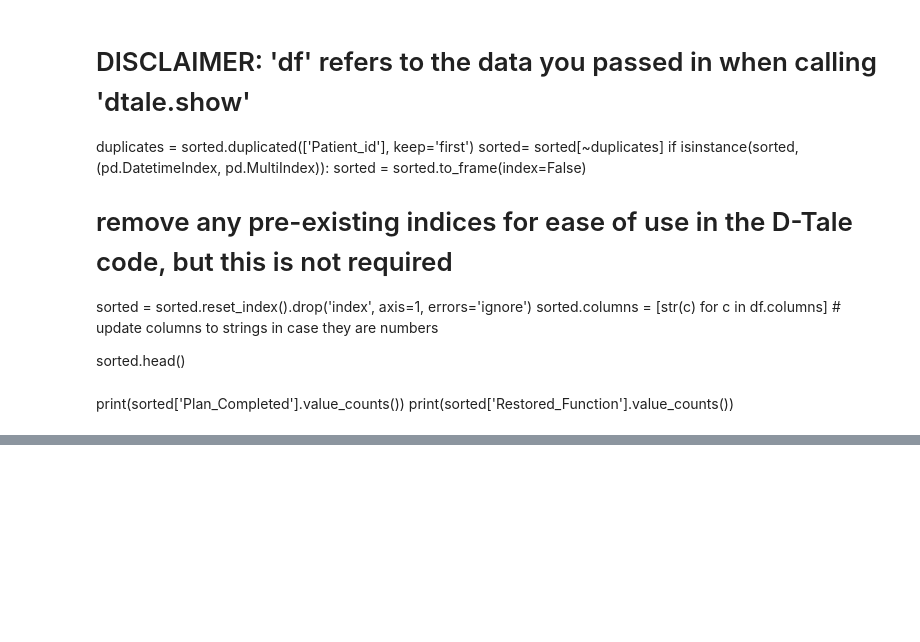
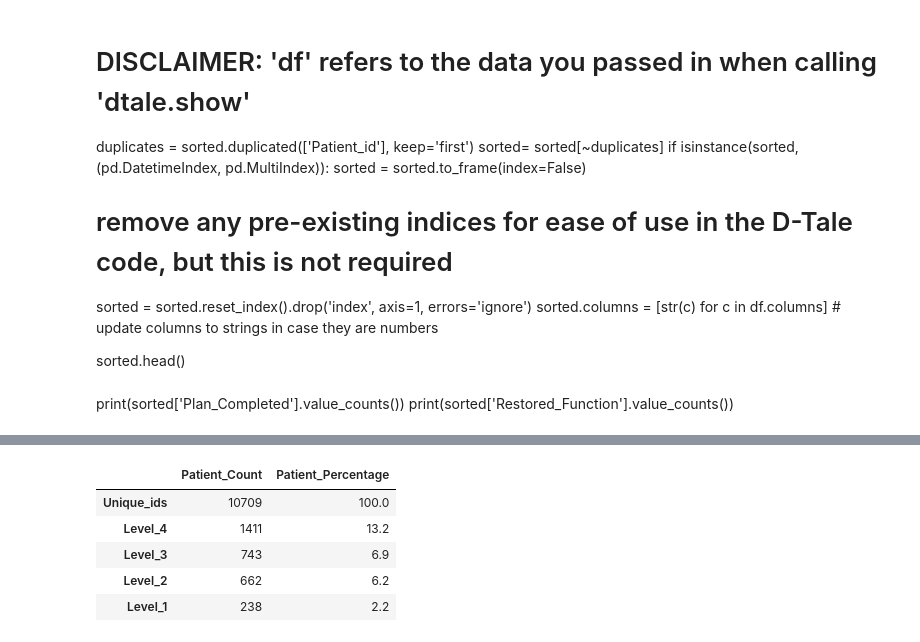
Before and after one commit to Rhunsilval/smile_on_python, a Jupyter notebook: Notebook/outcomes.ipynb, the cells around one changed output, grey strips where cells are left out. Drawn from its saved outputs; the diff is of its cells as text; code cells hidden in the pictures; blank space fills up the shorter version.

```diff
--- a/Notebook/outcomes.ipynb
+++ b/Notebook/outcomes.ipynb
@@ -214,0 +238,12 @@ Name: Plan_Completed, dtype: int64
+# %%
+Smile_df = pd.DataFrame({'Patient_Count': [10709,1411, 743, 662, 238],
+                   'Patient_Percentage': [100,13.2, 6.9, 6.2, 2.2]},
+                  index=['Unique_ids','Level_4', 'Level_3', 'Level_2','Level_1'])
+Smile_df
+# %% [output]
+|  | Patient_Count | Patient_Percentage |
+| Unique_ids | 10709 | 100.0 |
+| Level_4 | 1411 | 13.2 |
+| Level_3 | 743 | 6.9 |
+| Level_2 | 662 | 6.2 |
+| Level_1 | 238 | 2.2 |
```
Also changed, not shown: parts of 14 cells of this notebook.
